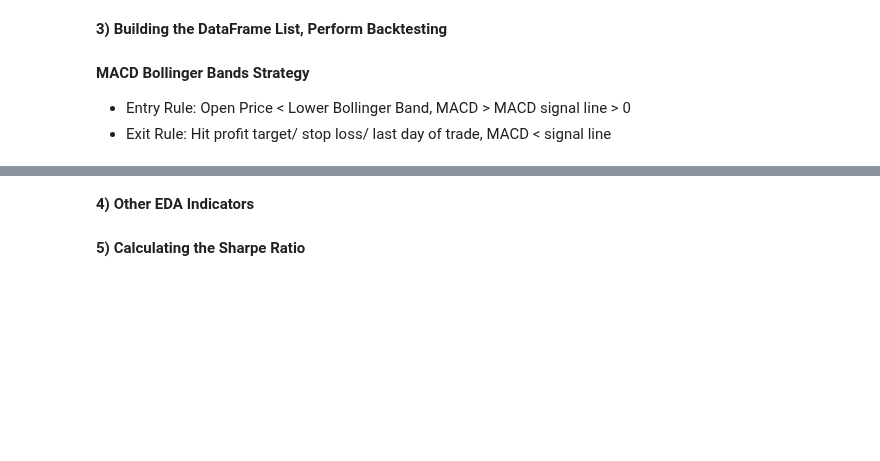
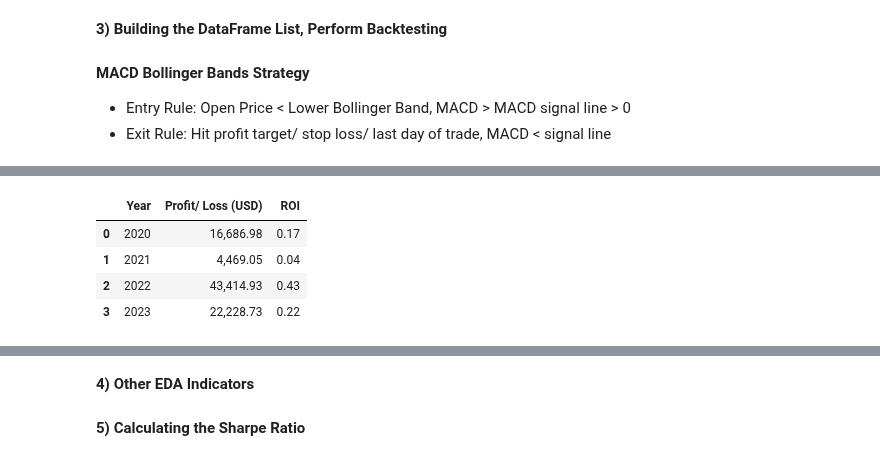
Before and after one commit to jade-lam/AlgorithmicTrading, a Jupyter notebook: Test Model for MACD + Bollinger Bands Strategy.ipynb, the cells around one changed output, grey strips where cells are left out. Cells and saved outputs as stored; diff of their text form; code cells hidden in the pictures; blank space fills up the shorter version.

```diff
--- a/Test Model for MACD + Bollinger Bands Strategy.ipynb
+++ b/Test Model for MACD + Bollinger Bands Strategy.ipynb
@@ -318,3 +311,15 @@ Avg Win Rate:  76.16 %
+# %%
+# calculate annual returns
+trade_list['Year'] = trade_list['Transaction date'].dt.year
+annual_returns = trade_list.groupby('Year')['Profit/ Loss (USD)'].sum().reset_index()
+annual_returns['ROI'] = round(annual_returns['Profit/ Loss (USD)']/ initial_capital,2)
+annual_returns
+# %% [output]
+|  | Year | Profit/ Loss (USD) | ROI |
+| 0 | 2020 | 16,686.98 | 0.17 |
+| 1 | 2021 | 4,469.05 | 0.04 |
+| 2 | 2022 | 43,414.93 | 0.43 |
+| 3 | 2023 | 22,228.73 | 0.22 |
 # %%
 #creating the cumulative PNL plot
 
```
Also changed, not shown: parts of 22 cells of this notebook.
